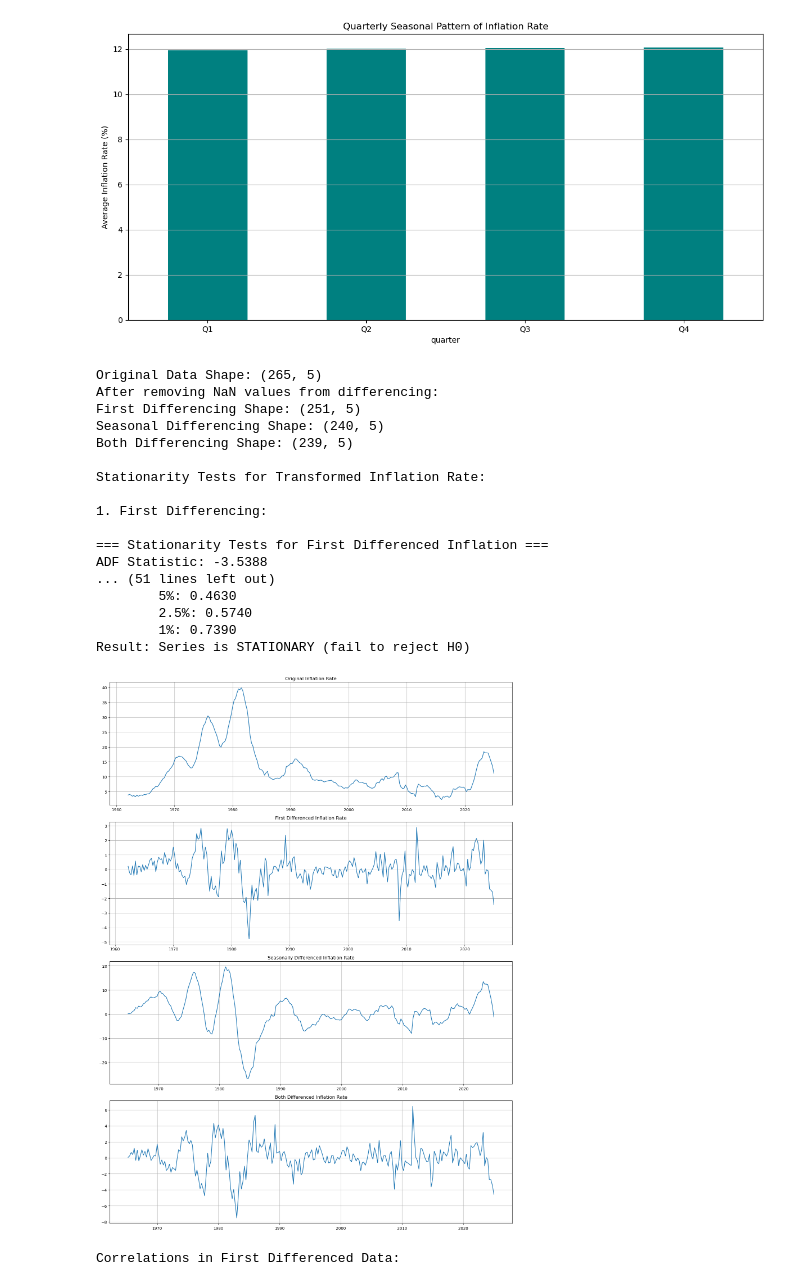
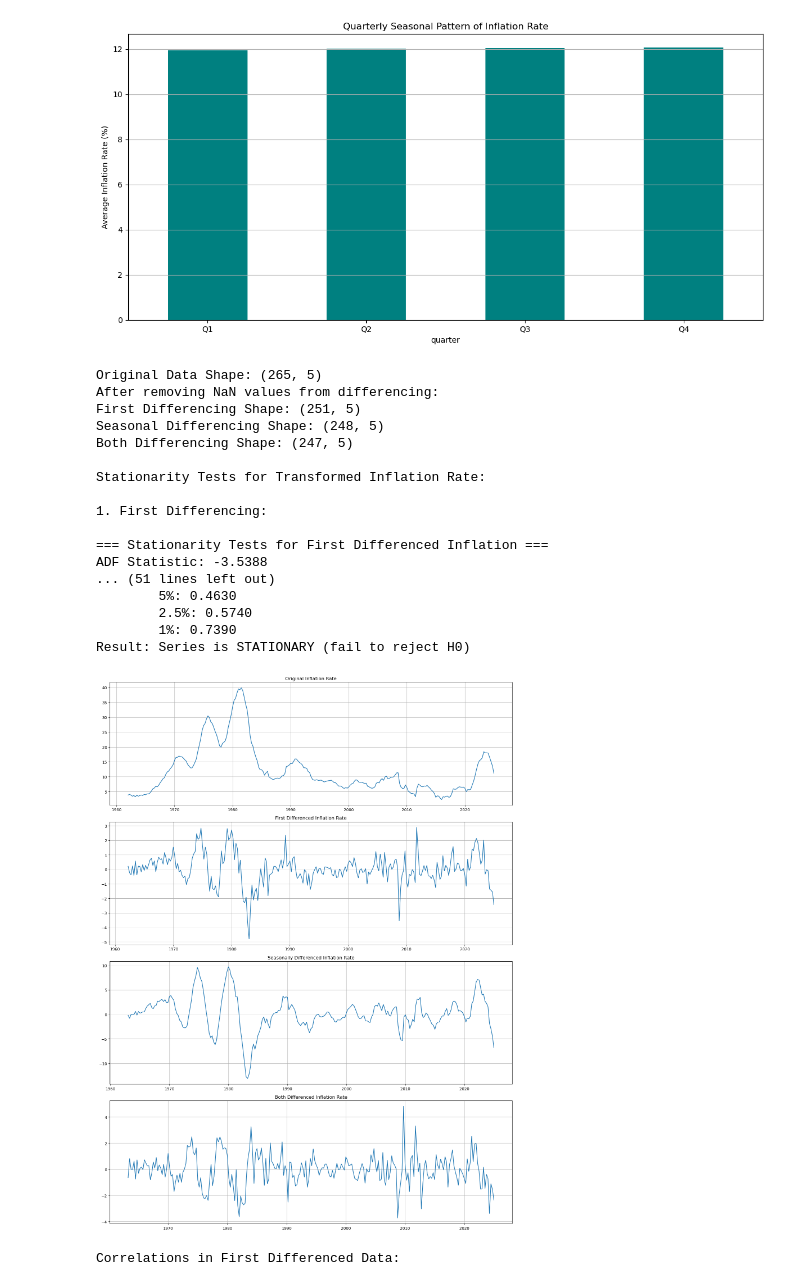
Before and after one commit to kushal238/Stat430P1, a Jupyter notebook: noeda-inflation.ipynb, the cells around one changed output. Drawn from its saved outputs; the diff is of its cells as text; code cells hidden in the pictures.

```diff
--- a/noeda-inflation.ipynb
+++ b/noeda-inflation.ipynb
@@ -252,13 +252,13 @@ def preprocess_data(df):
     # Apply seasonal differencing (12 months) to handle seasonal patterns
     df_seasonal_diff = pd.DataFrame()
     for column in df_cleaned.columns:
-        df_seasonal_diff[f'{column}_diff12'] = df_cleaned[column].diff(12)
+        df_seasonal_diff[f'{column}_diff4'] = df_cleaned[column].diff(4)
 
     # Combine both types of differencing
     df_both_diff = pd.DataFrame()
     for column in df_cleaned.columns:
         # Apply seasonal differencing first, then first differencing
-        seasonal = df_cleaned[column].diff(12)
+        seasonal = df_cleaned[column].diff(4)
         df_both_diff[f'{column}_both_diff'] = seasonal.diff()
 
     print("\nOriginal Data Shape:", df_cleaned.shape)
@@ -273,7 +273,7 @@ def preprocess_data(df):
     check_stationarity(df_diff['Inflation_Rate_diff1'].dropna(), 'First Differenced Inflation')
 
     print("\n2. Seasonal Differencing:")
-    check_stationarity(df_seasonal_diff['Inflation_Rate_diff12'].dropna(), 'Seasonally Differenced Inflation')
+    check_stationarity(df_seasonal_diff['Inflation_Rate_diff4'].dropna(), 'Seasonally Differenced Inflation')
 
     print("\n3. Both Differencing:")
     check_stationarity(df_both_diff['Inflation_Rate_both_diff'].dropna(), 'Both Differenced Inflation')
@@ -292,7 +292,7 @@ def preprocess_data(df):
     axes[1].grid(True)
 
     # Seasonal differencing
-    axes[2].plot(df_seasonal_diff['Inflation_Rate_diff12'])
+    axes[2].plot(df_seasonal_diff['Inflation_Rate_diff4'])
     axes[2].set_title('Seasonally Differenced Inflation Rate')
     axes[2].grid(True)
 
@@ -323,36 +323,36 @@ plt.title('Correlations after First Differencing')
 plt.tight_layout()
 plt.show()
 
 # Plot ACF and PACF of the transformed inflation rate
 plt.figure(figsize=(15, 5))
 plt.subplot(121)
 plot_acf(transformed_data['first_diff']['Inflation_Rate_diff1'].dropna(), lags=36)
 plt.title('ACF of First Differenced Inflation Rate')
 
 plt.subplot(122)
 plot_pacf(transformed_data['first_diff']['Inflation_Rate_diff1'].dropna(), lags=36)
 plt.title('PACF of First Differenced Inflation Rate')
 plt.tight_layout()
 plt.show()
 # %% [output]
 Original Data Shape: (265, 5)
 After removing NaN values from differencing:
 First Differencing Shape: (251, 5)
-Seasonal Differencing Shape: (240, 5)
-Both Differencing Shape: (239, 5)
+Seasonal Differencing Shape: (248, 5)
+Both Differencing Shape: (247, 5)
 
 Stationarity Tests for Transformed Inflation Rate:
 
 1. First Differencing:
 
 === Stationarity Tests for First Differenced Inflation ===
 ADF Statistic: -3.5388
 ... (51 lines left out)
         5%: 0.4630
         2.5%: 0.5740
         1%: 0.7390
 Result: Series is STATIONARY (fail to reject H0)
-[figure, old version]
+[figure, new version]
 Correlations in First Differenced Data:
 [figure]
 [figure]
```
Also changed, not shown: parts of 3 cells of this notebook.
